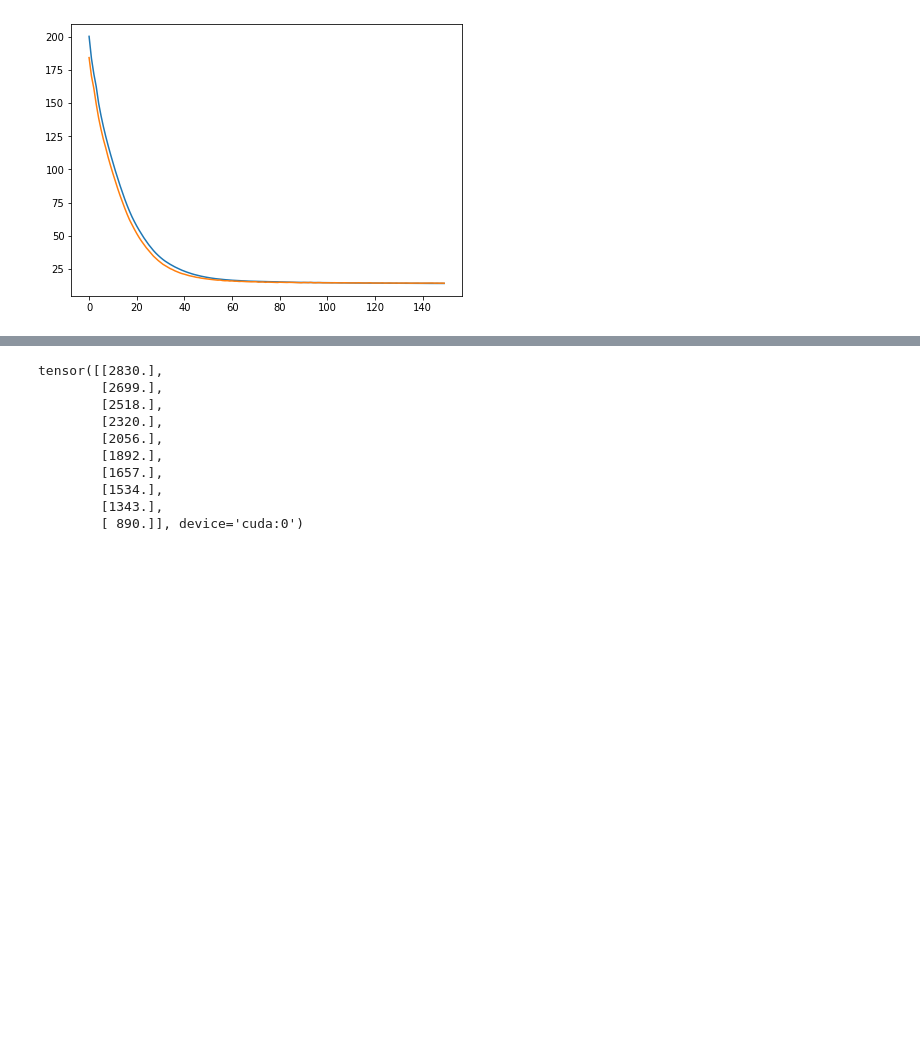
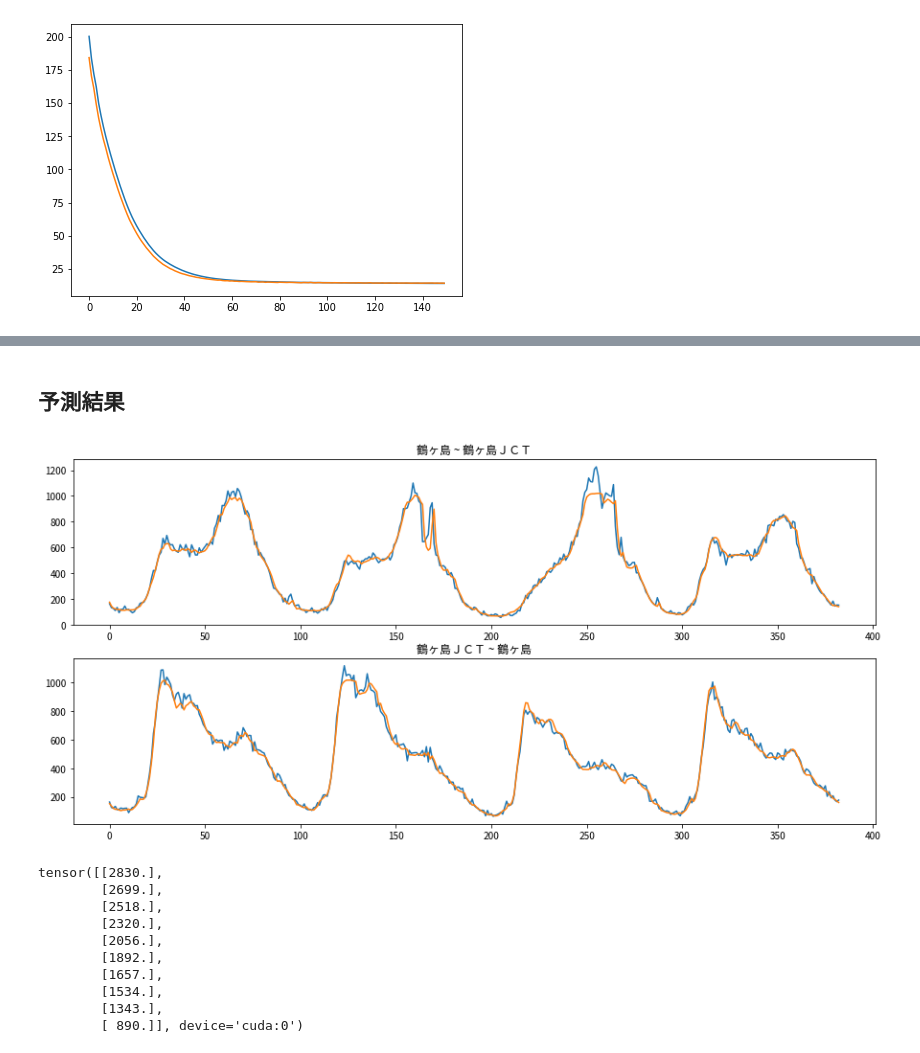
Before and after one commit to mitk23/traffic-search, a Jupyter notebook: src/lstm_cars_1day.ipynb, the cells around one changed output, grey strips where cells are left out. Drawn from its saved outputs; the diff is of its cells as text; code cells hidden in the pictures; blank space fills up the shorter version.

```diff
--- a/src/lstm_cars_1day.ipynb
+++ b/src/lstm_cars_1day.ipynb
@@ -5,6 +5,7 @@ import numpy as np
 import pandas as pd
 from pandas.api.types import CategoricalDtype
 import matplotlib.pyplot as plt
+plt.rcParams['font.family'] = 'Noto Sans CJK JP'
 import seaborn as sns
 import tqdm
 from sklearn.preprocessing import StandardScaler
@@ -503,3 +505,49 @@ sec_table.to_pickle('section_table.pkl')
+# %% [markdown]
+## 予測結果
+# %%
+start_date = pd.Timestamp('2021/5/28') - dt.timedelta(minutes=15) * time_step
+end_date = pd.Timestamp('2021/6/1') - dt.timedelta(minutes=15)
+# %%
+S = sec_table.shape[0]
+T = int((end_date - start_date).total_seconds() // (60 * 15))
+D = len(feature_col)
+
+X_test = torch.empty((S, T, D), dtype=torch.float32)
+y_test = torch.empty((S, T, 1), dtype=torch.float32)
+
+for sec_id, (s_name, e_name, *_) in sec_table.iterrows():
+    query = f'start_name == "{s_name}" & end_name == "{e_name}"'
+    df_sec = df_test.query(f'start_name == "{s_name}" & end_name == "{e_name}"')
+    df_sec = df_sec[(df_sec['datetime'] >= start_date) & (df_sec['datetime'] < end_date)]
+
+    data = df_sec.loc[:, feature_col].values
+    target = df_sec.loc[:, target_col].values
+
+    X_test[sec_id] = torch.from_numpy(data)
+    y_test[sec_id, :, 0] = torch.from_numpy(target)
+
+X_test = scaler.transform(X_test)
+
+dataset_test = STDataset(X_test, y_test, time_step=time_step, prediction_horizon=prediction_horizon)
+# %%
+data = dataset_test[:][0].to(device=device)
+
+with torch.no_grad():
+    pred = model(data)
+
+pred = pred.view(S, -1).to(device='cpu')
+target = dataset_test[:][1].view(S, -1).to(device='cpu')
+
+plot_sections = [27, 36]
+fig, axes = plt.subplots(len(plot_sections), 1, figsize=(15, 7))
+for i, sec_id in enumerate(plot_sections):
+    axes[i].plot(target[sec_id], label='true')
+    axes[i].plot(pred[sec_id], label='pred')
+
+    title = f'{sec_table.loc[sec_id, "start_name"]} ~ {sec_table.loc[sec_id, "end_name"]}'
+    axes[i].set_title(title)
+# %% [output]
+[figure, added]
 # %%
 tmp_train = df_test[(df_test['start_name'] == '鶴ヶ島') & (df_test['direction'] == 1)]
 tmp_train = tmp_train.loc[:, key_col + features]
```
Also changed, not shown: parts of 5 cells of this notebook, 25 other files.
